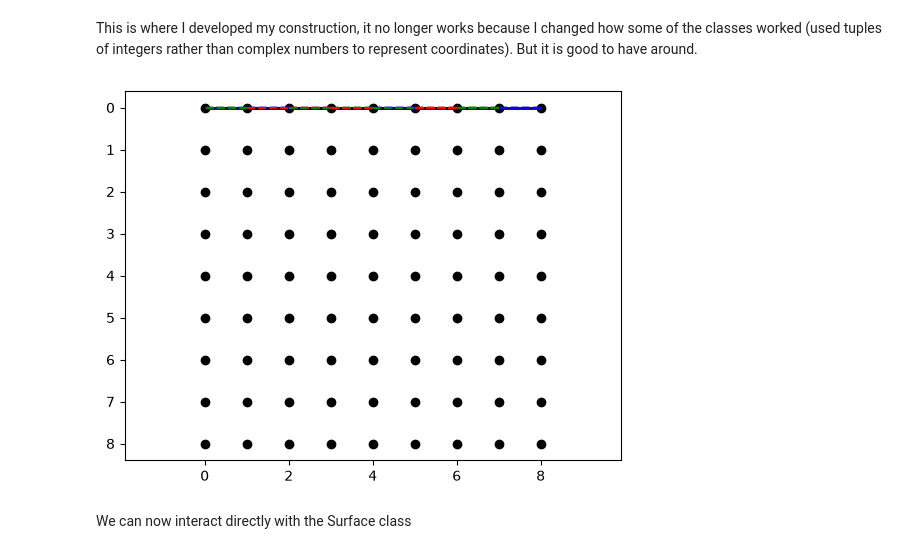
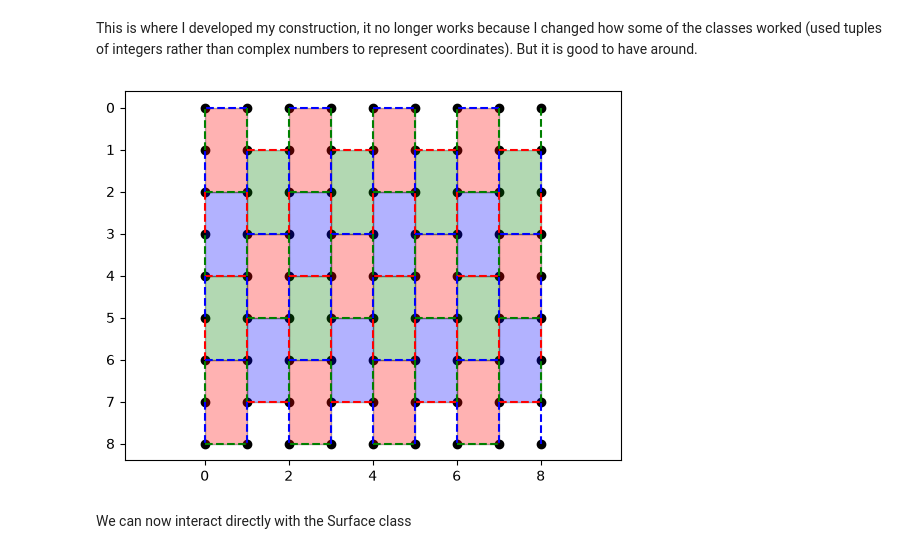
Before and after one commit to OliverRedhead/Floquet-Codes-Preparing-Magic-States, a Jupyter notebook: CSS_honeycomb/testing/hex_lattice_testing.ipynb, the cells around one changed output. Saved outputs shown, nothing was run; the diff lists cells and outputs as text; code cells hidden in the pictures.

Commit message:
made viewing function work and seting of methods in plaquettes

```diff
--- a/CSS_honeycomb/testing/hex_lattice_testing.ipynb
+++ b/CSS_honeycomb/testing/hex_lattice_testing.ipynb
@@ -157,15 +157,17 @@ RGB = ['#e74c3c', '#2ecc71', '#3498db']
 
 nx = 9
 ny = 9
-coords = np.array([x + 1j*y for y in range(ny) for x in range(nx)])
-vertices = np.array([Vertex(i, (z.real, z.imag)) for i, z in enumerate(coords)])
+coords = np.array([(x, y) for y in range(ny) for x in range(nx)])
+vertices = np.array([Vertex(i, z) for i, z in enumerate(coords)])
 
 # preserving order is important here
 edges = []
 edge_count = 0
 for i, z in enumerate(coords):
 
-    if z.imag != 0: # vertical edges
+    x, y = z
+
+    if y != 0: # vertical edges
         v0 = vertices[i-nx]
         v1 = vertices[i]
 
@@ -177,7 +179,7 @@ for i, z in enumerate(coords):
         edges.append(edge)
         edge_count +=1
 
-    if (z.real + z.imag) % 2 == 0 and z.real != nx-1: # horizontal edges
+    if (x + y) % 2 == 0 and x != nx-1: # horizontal edges
         v0 = vertices[i]
         v1 = vertices[i+1]
 
@@ -194,8 +196,7 @@ plaquette_count = 0
 
 for i, z in enumerate(coords):
 
-    x = int(z.real)
-    y = int(z.imag)
+    x, y = z
 
     # top-left vertex of a plaquette
     if (x + y) % 2 == 0 and x < nx - 1 and y < ny - 2:
@@ -204,41 +205,41 @@ for i, z in enumerate(coords):
         v0 = vertices[i]
         v1 = vertices[i + 1]
         v2 = vertices[i + nx]
         v3 = vertices[i + nx + 1]
         v4 = vertices[i + 2*nx]
         v5 = vertices[i + 2*nx + 1]
 
         plaquette = Plaquette(
             plaquette_count,
-            [v0, v1, v2, v3, v4, v5],
-            colour=colour_plaquette(z.imag)
+            vertices=[v0, v1, v2, v3, v4, v5],
+            colour=colour_plaquette(y)
         )
 
         plaquettes.append(plaquette)
         plaquette_count += 1
 
 
-plt.scatter(coords.real, coords.imag, c='black')
+plt.scatter(coords[..., 0], coords[..., 1], c='black')
 for e in edges:
     e_coords = np.array(e.get_coordinates())
-    plt.plot(e_coords.real, e_coords.imag, "--", c=e.colour)
+    plt.plot(e_coords[..., 0], e_coords[..., 1], "--", c=e.colour)
 
 for p in plaquettes:
-    p_coords = np.array(list(p.get_coordinates()))
+    p_coords = np.array(list(p.get_coordinates(ordered=True)))
 
     plt.fill(
-        p_coords.real,
-        p_coords.imag,
+        p_coords[..., 0],
+        p_coords[..., 1],
         alpha=0.3,
         facecolor=p.colour,
         edgecolor="black"
     )
 
 plt.axis('equal')
 plt.gca().yaxis.set_inverted(True)
 plt.show()
 # %% [output]
-[figure, old version]
+[figure, new version]
 # %% [markdown]
 We can now interact directly with the Surface class
 # %%
```
Also changed, not shown: parts of 1 cell of this notebook, 1 other file.
